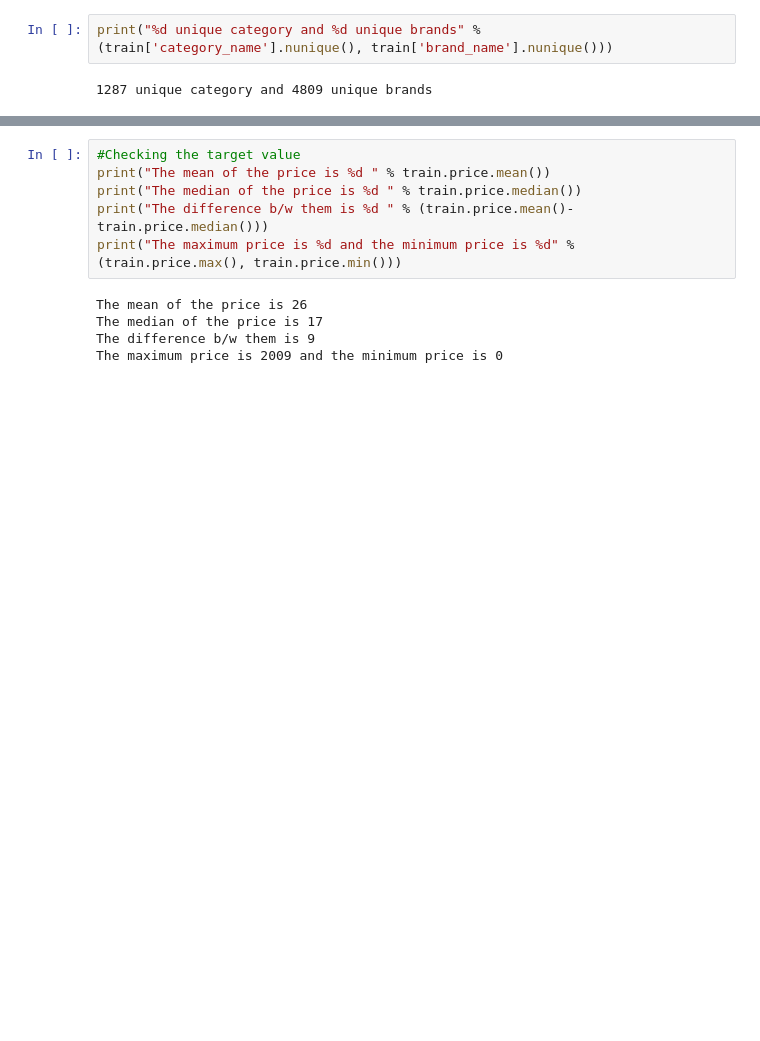
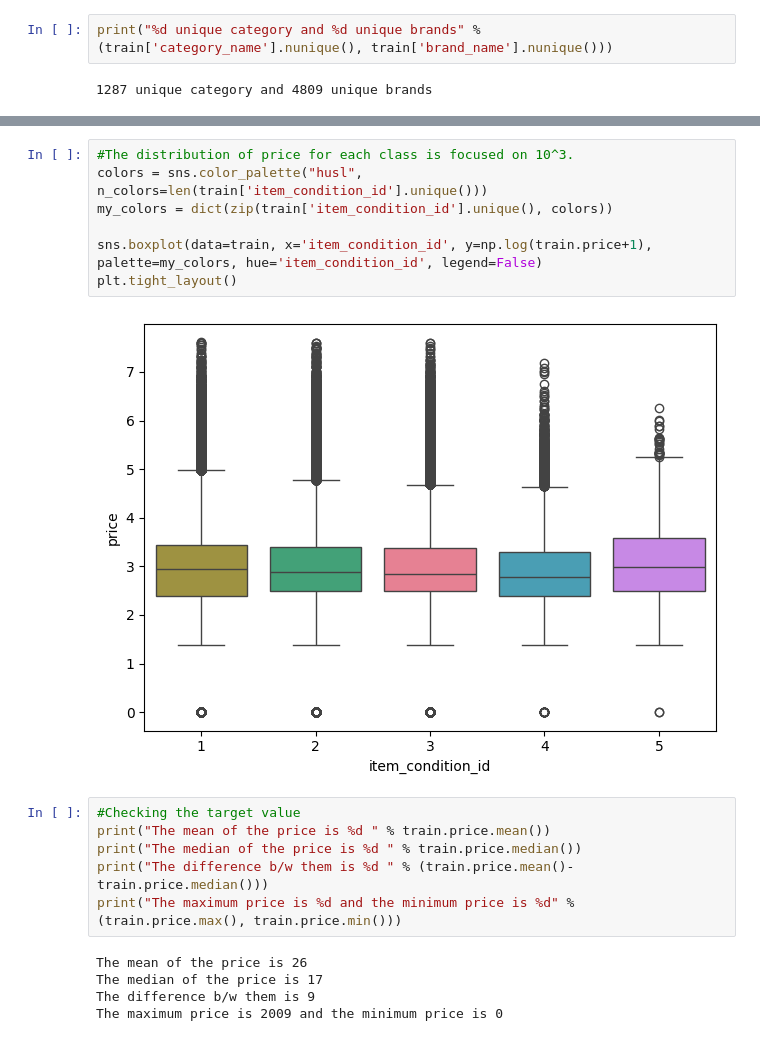
Before and after one commit to zaXai558/Mercari, a Jupyter notebook: main.ipynb, the cells around one changed output, grey strips where cells are left out. Drawn from its saved outputs; the diff is of its cells as text; blank space fills up the shorter version.

```diff
--- a/main.ipynb
+++ b/main.ipynb
@@ -74,3 +133,12 @@ train[['First_cat', 'Second_cat', 'Third_cat']] = train['category_name'].apply(s
+# %%
+#The distribution of price for each class is focused on 10^3.
+colors = sns.color_palette("husl", n_colors=len(train['item_condition_id'].unique()))
+my_colors = dict(zip(train['item_condition_id'].unique(), colors))
+
+sns.boxplot(data=train, x='item_condition_id', y=np.log(train.price+1), palette=my_colors, hue='item_condition_id', legend=False)
+plt.tight_layout()
+# %% [output]
+[figure, added]
 # %%
 #Checking the target value
 print("The mean of the price is %d " % train.price.mean())
```
Also changed, not shown: parts of 9 cells of this notebook, 1 other file.
